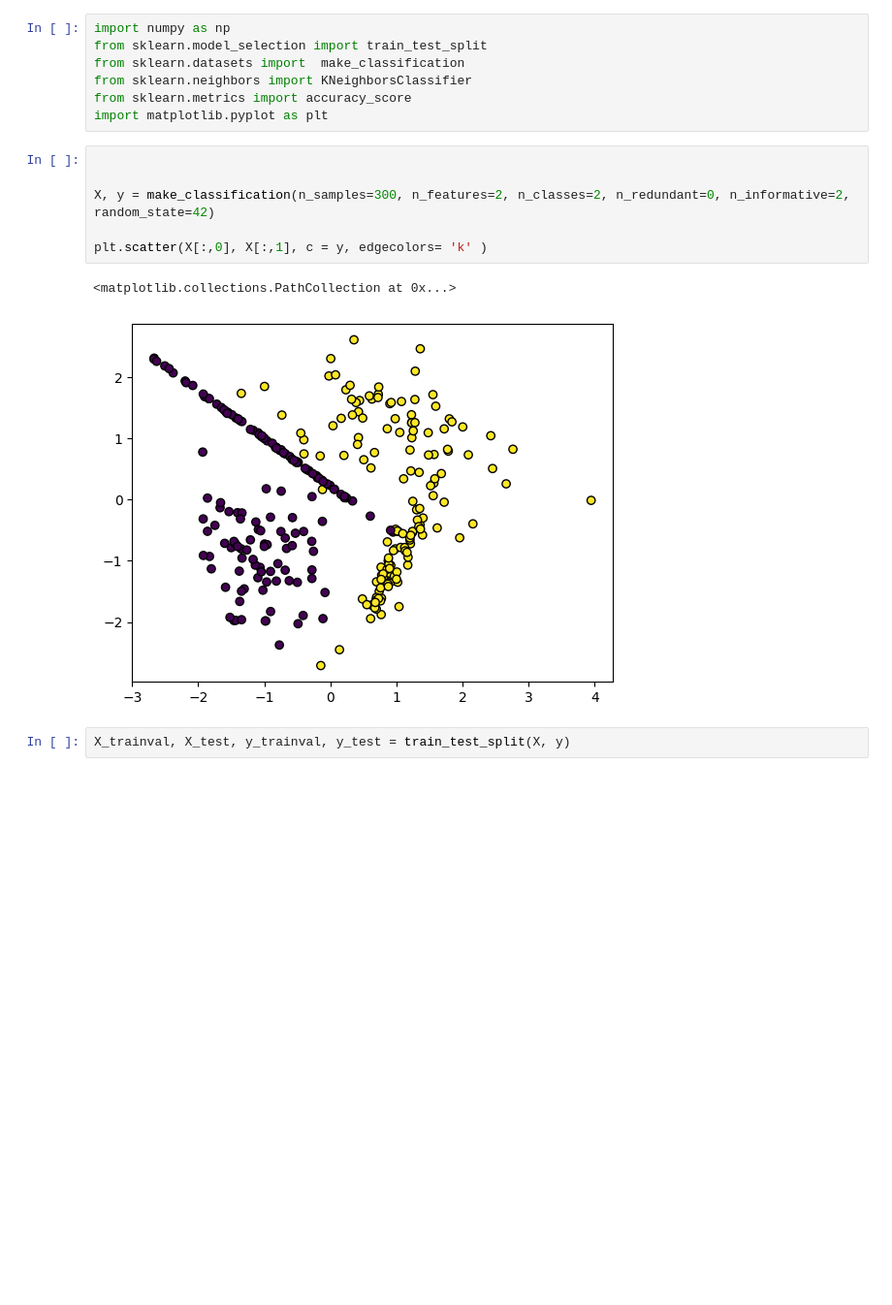
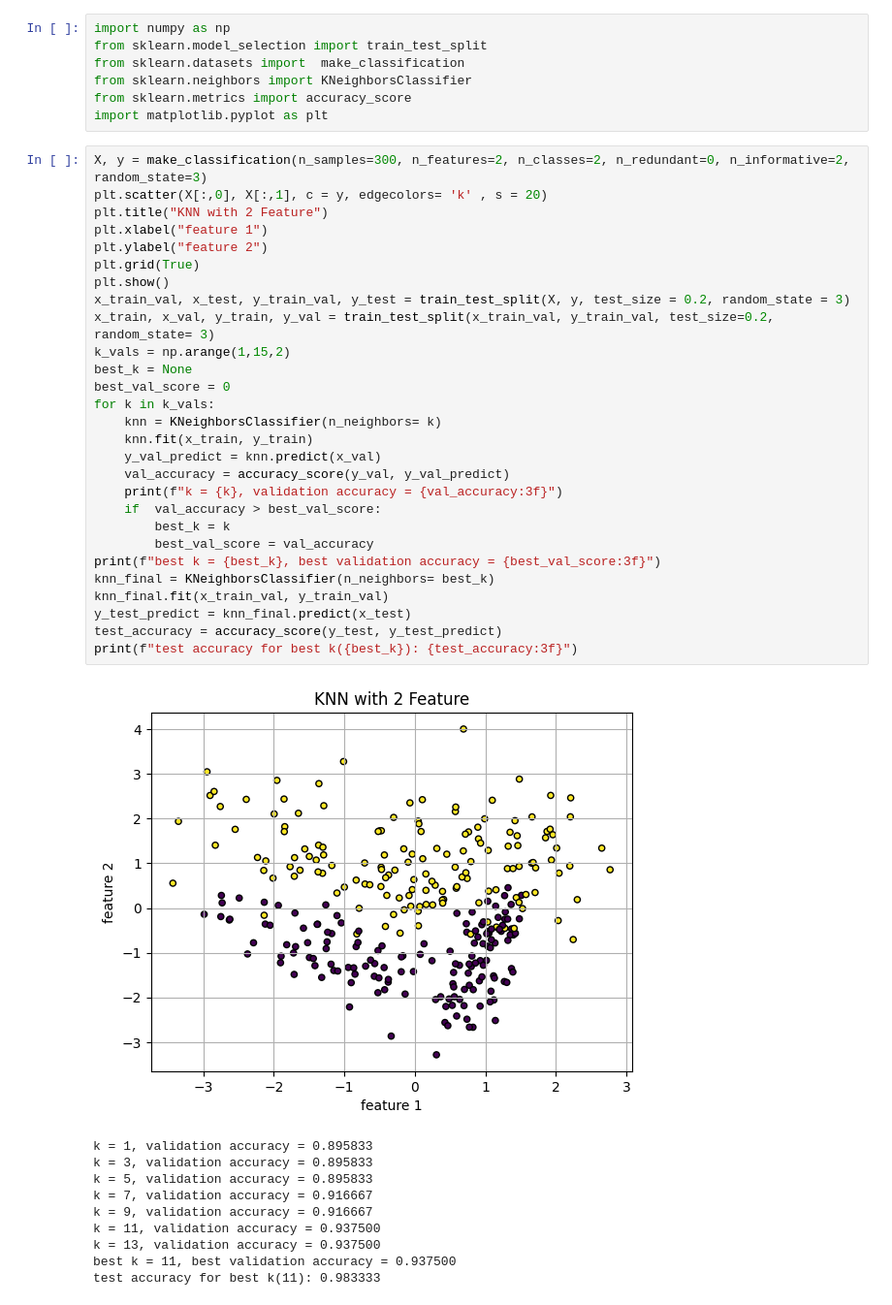
Before and after one commit to FatemehImanizadeh/AI-Course-by-SUT-, a Jupyter notebook: KNN_threefold split for Hyper Param.ipynb, the cells around one changed output. Shown: that part at 97% size. Saved outputs shown, nothing was run; the diff lists cells and outputs as text; blank space fills up the shorter version.

Commit message:
knn threefold split

```diff
--- a/KNN_threefold split for Hyper Param.ipynb
+++ b/KNN_threefold split for Hyper Param.ipynb
@@ -5,14 +5,42 @@ from sklearn.datasets import  make_classification
 from sklearn.neighbors import KNeighborsClassifier
 from sklearn.metrics import accuracy_score
 import matplotlib.pyplot as plt
-# %%
-
-
-X, y = make_classification(n_samples=300, n_features=2, n_classes=2, n_redundant=0, n_informative=2, random_state=42)
-
-plt.scatter(X[:,0], X[:,1], c = y, edgecolors= 'k' )
-# %% [output]
-<matplotlib.collections.PathCollection at 0x...>
-[figure, removed]
-# %%
-X_trainval, X_test, y_trainval, y_test = train_test_split(X, y)
+# %%
+X, y = make_classification(n_samples=300, n_features=2, n_classes=2, n_redundant=0, n_informative=2, random_state=3)
+plt.scatter(X[:,0], X[:,1], c = y, edgecolors= 'k' , s = 20)
+plt.title("KNN with 2 Feature")
+plt.xlabel("feature 1")
+plt.ylabel("feature 2")
+plt.grid(True)
+plt.show()
+x_train_val, x_test, y_train_val, y_test = train_test_split(X, y, test_size = 0.2, random_state = 3)
+x_train, x_val, y_train, y_val = train_test_split(x_train_val, y_train_val, test_size=0.2, random_state= 3)
+k_vals = np.arange(1,15,2)
+best_k = None
+best_val_score = 0
+for k in k_vals:
+    knn = KNeighborsClassifier(n_neighbors= k)
+    knn.fit(x_train, y_train)
+    y_val_predict = knn.predict(x_val)
+    val_accuracy = accuracy_score(y_val, y_val_predict)
+    print(f"k = {k}, validation accuracy = {val_accuracy:3f}")
+    if  val_accuracy > best_val_score:
+        best_k = k
+        best_val_score = val_accuracy
+print(f"best k = {best_k}, best validation accuracy = {best_val_score:3f}")
+knn_final = KNeighborsClassifier(n_neighbors= best_k)
+knn_final.fit(x_train_val, y_train_val)
+y_test_predict = knn_final.predict(x_test)
+test_accuracy = accuracy_score(y_test, y_test_predict)
+print(f"test accuracy for best k({best_k}): {test_accuracy:3f}")
+# %% [output]
+[figure, added]
+k = 1, validation accuracy = 0.895833
+k = 3, validation accuracy = 0.895833
+k = 5, validation accuracy = 0.895833
+k = 7, validation accuracy = 0.916667
+k = 9, validation accuracy = 0.916667
+k = 11, validation accuracy = 0.937500
+k = 13, validation accuracy = 0.937500
+best k = 11, best validation accuracy = 0.937500
+test accuracy for best k(11): 0.983333
```
